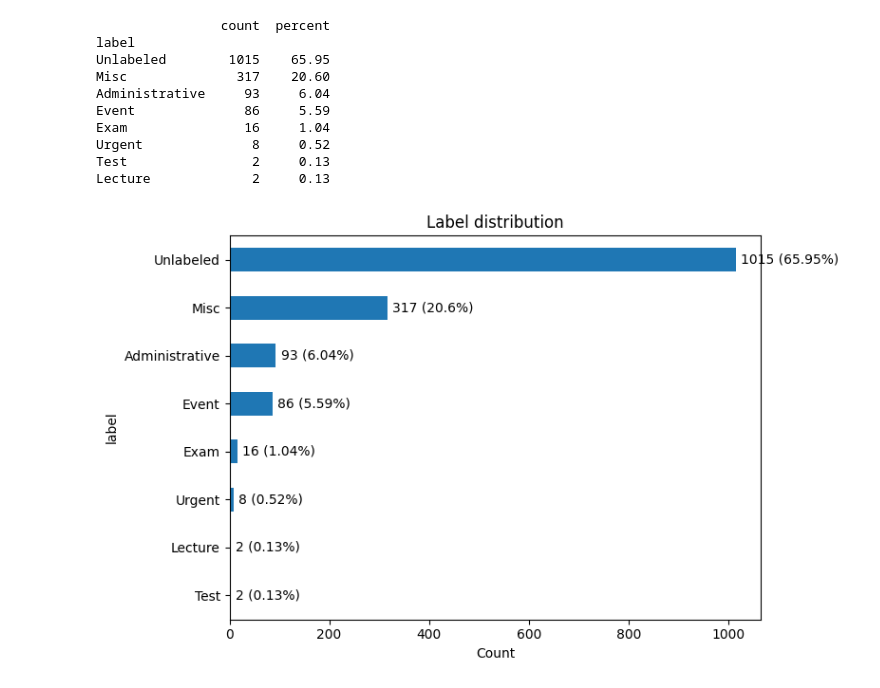
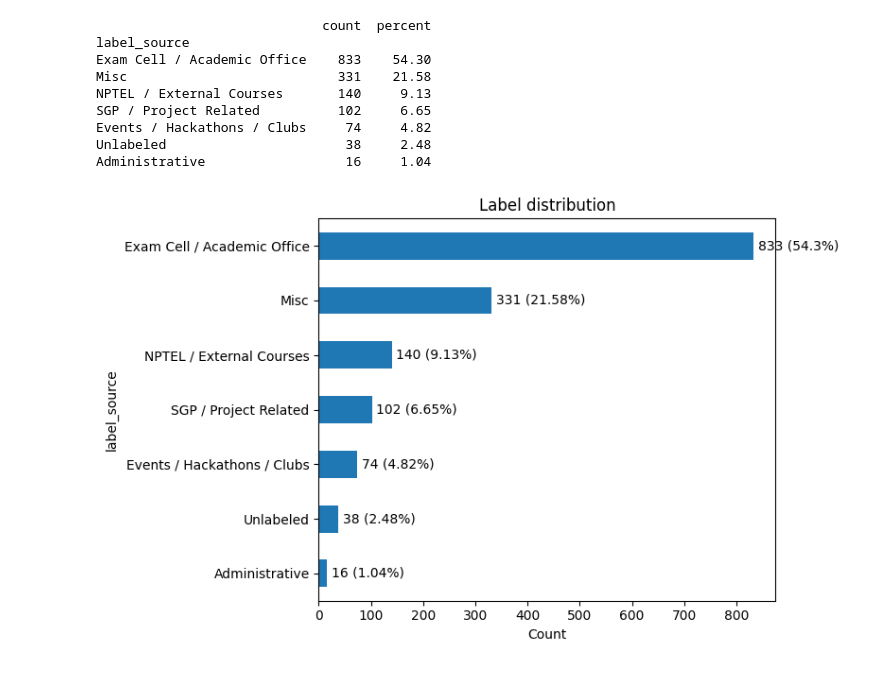
Before and after one commit to vmalani27/Uni-Dash_Reborn, a Jupyter notebook: Machine_Learning_Algo/Step3 visualisation after partial labelling.ipynb, the cells around one changed output. Saved outputs shown, nothing was run; the diff lists cells and outputs as text; code cells hidden in the pictures.

Commit message:
manual labelling complete

```diff
--- a/Machine_Learning_Algo/Step3 visualisation after partial labelling.ipynb
+++ b/Machine_Learning_Algo/Step3 visualisation after partial labelling.ipynb
@@ -1,7 +22,7 @@
 # %%
 import pandas as pd
 # %%
-df=pd.read_csv("labeled_level1.csv")
+df=pd.read_csv("labeled_level1_repaired.csv")
 # %%
 df.head()
 # %% [output]
@@ -14,35 +35,31 @@ df.head()
-# %%
-df.loc[261, "label_source"] = "E-Gov / University Automation"
-df.to_csv("labeled_level1.csv", index=False)  # Save the change to your CSV
 # %%
 # show distribution of labels (counts + percentages) and plot a horizontal bar chart
-label_series = df['label'].fillna('Unlabeled')
+label_series = df['label_source'].fillna('Unlabeled')
 counts = label_series.value_counts()
 percents = label_series.value_counts(normalize=True).mul(100).round(2)
 dist = pd.concat([counts, percents], axis=1, keys=['count', 'percent'])
 print(dist)
 
 import matplotlib.pyplot as plt
 
 counts_sorted = counts.sort_values(ascending=True)
 plt.figure(figsize=(8, 5))
 ax = counts_sorted.plot(kind='barh', color='C0')
 plt.xlabel('Count')
 plt.title('Label distribution')
 # annotate counts on bars
 for i, (idx, v) in enumerate(counts_sorted.items()):
     ax.text(v + max(counts_sorted) * 0.01, i, f"{v} ({dist.loc[idx,'percent']}%)", va='center')
 plt.tight_layout()
 plt.show()
 # %% [output]
-                count  percent
-label
-Unlabeled        1015    65.95
-Misc              317    20.60
-Administrative     93     6.04
-Event              86     5.59
-Exam               16     1.04
-Urgent              8     0.52
-Test                2     0.13
-Lecture             2     0.13
+                             count  percent
+label_source
+Exam Cell / Academic Office    833    54.30
+Misc                           331    21.58
+NPTEL / External Courses       140     9.13
+SGP / Project Related          102     6.65
+Events / Hackathons / Clubs     74     4.82
+Unlabeled                       38     2.48
+Administrative                  16     1.04
-[figure, old version]
+[figure, new version]
```
Also changed, not shown: parts of 11 cells of this notebook, 5 other files.
